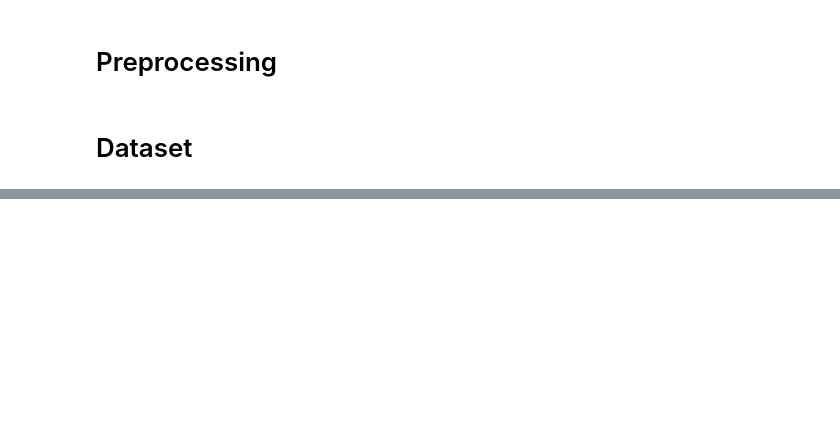
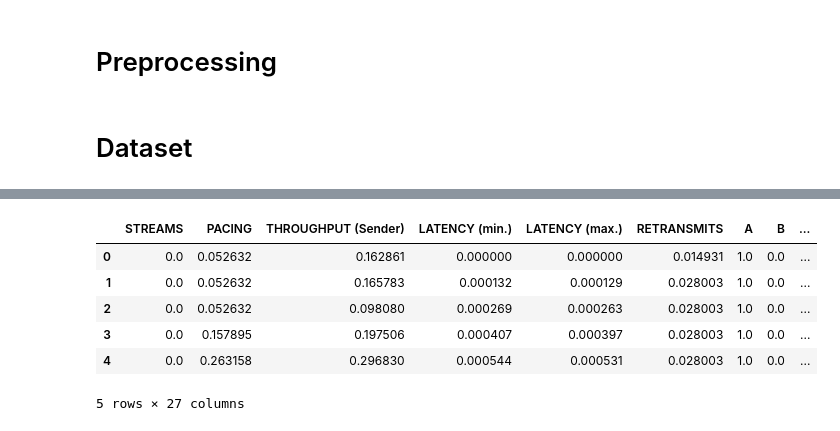
Before and after one commit to eashanadhikarla/kibana-data-retrieval, a Jupyter notebook: pacing/model.ipynb, the cells around one changed output, grey strips where cells are left out. Drawn from its saved outputs; the diff is of its cells as text; code cells hidden in the pictures; blank space fills up the shorter version.

```diff
--- a/pacing/model.ipynb
+++ b/pacing/model.ipynb
@@ -480,0 +856,31 @@ print('Test Accuracy: %.3f' % model.score(X_test, y_test))
+# %%
+X = df_[df_.columns.values].values
+y = df_['PACING'].values
+y = y.astype('float')
+
+# Normalization
+minmax_scale = preprocessing.MinMaxScaler().fit(df_[df_.columns.values])
+df_minmax = minmax_scale.transform(df_[df_.columns.values])
+
+final_df = pd.DataFrame(df_minmax, columns=df_.columns.values)
+X = final_df[df_.columns.values].values
+# ----------------------------------
+X_train, X_test, y_train, y_test = train_test_split(X, y,
+                                                    test_size=0.25,
+                                                    random_state=1)
+
+X_train = torch.tensor(X_train)
+y_train = torch.tensor(y_train)
+X_test  = torch.tensor(X_test)
+y_test  = torch.tensor(y_test)
+
+# normalized data
+final_df.head(5)
+# %% [output]
+|  | STREAMS | PACING | THROUGHPUT (Sender) | LATENCY (min.) | LATENCY (max.) | RETRANSMITS | A | B | ... |
+| 0 | 0.0 | 0.052632 | 0.162861 | 0.000000 | 0.000000 | 0.014931 | 1.0 | 0.0 | ... |
+| 1 | 0.0 | 0.052632 | 0.165783 | 0.000132 | 0.000129 | 0.028003 | 1.0 | 0.0 | ... |
+| 2 | 0.0 | 0.052632 | 0.098080 | 0.000269 | 0.000263 | 0.028003 | 1.0 | 0.0 | ... |
+| 3 | 0.0 | 0.157895 | 0.197506 | 0.000407 | 0.000397 | 0.028003 | 1.0 | 0.0 | ... |
+| 4 | 0.0 | 0.263158 | 0.296830 | 0.000544 | 0.000531 | 0.028003 | 1.0 | 0.0 | ... |
+5 rows × 27 columns
```
Also changed, not shown: parts of 20 cells of this notebook, 17 other files.
